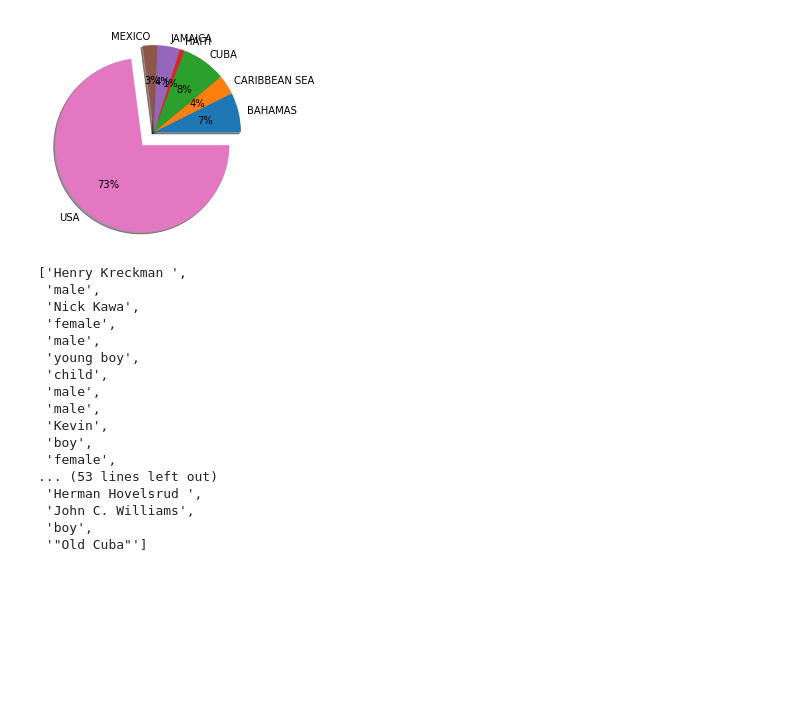
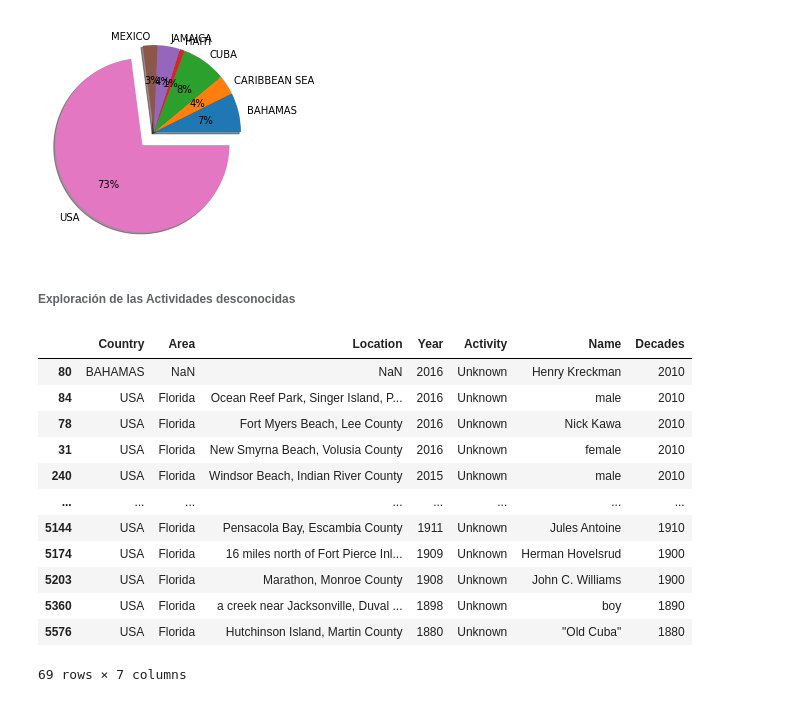
Before and after one commit to eduman13/pandas-project, a Jupyter notebook: pandasProject.ipynb, the cells around one changed output. Drawn from its saved outputs; the diff is of its cells as text; code cells hidden in the pictures; blank space fills up the shorter version.

```diff
--- a/pandasProject.ipynb
+++ b/pandasProject.ipynb
@@ -257,24 +219,22 @@ plt.pie(sizeNumpy, labels=labels, shadow=True, autopct='%1.0f%%', explode=explod
 plt.show()
 # %% [output]
 [figure]
+# %% [markdown]
+###### Exploración de las Actividades desconocidas
 # %%
-filterCases1960 = filterCases.loc[filterCases["Activity"] == "Unknown", "Name"]
-filterCases1960.values.tolist()
+filterCasesUnknown = filterCases.loc[filterCases.Activity == "Unknown"]
+display(filterCasesUnknown)
 # %% [output]
+|  | Country | Area | Location | Year | Activity | Name | Decades |
+| 80 | BAHAMAS | NaN | NaN | 2016 | Unknown | Henry Kreckman | 2010 |
+| 84 | USA | Florida | Ocean Reef Park, Singer Island, P... | 2016 | Unknown | male | 2010 |
+| 78 | USA | Florida | Fort Myers Beach, Lee County | 2016 | Unknown | Nick Kawa | 2010 |
+| 31 | USA | Florida | New Smyrna Beach, Volusia County | 2016 | Unknown | female | 2010 |
+| 240 | USA | Florida | Windsor Beach, Indian River County | 2015 | Unknown | male | 2010 |
+| ... | ... | ... | ... | ... | ... | ... | ... |
+| 5144 | USA | Florida | Pensacola Bay, Escambia County | 1911 | Unknown | Jules Antoine | 1910 |
+| 5174 | USA | Florida | 16 miles north of Fort Pierce Inl... | 1909 | Unknown | Herman Hovelsrud | 1900 |
+| 5203 | USA | Florida | Marathon, Monroe County | 1908 | Unknown | John C. Williams | 1900 |
+| 5360 | USA | Florida | a creek near Jacksonville, Duval ... | 1898 | Unknown | boy | 1890 |
+| 5576 | USA | Florida | Hutchinson Island, Martin County | 1880 | Unknown | "Old Cuba" | 1880 |
-['Henry Kreckman ',
- 'male',
- 'Nick Kawa',
- 'female',
- 'male',
- 'young boy',
- 'child',
- 'male',
- 'male',
- 'Kevin',
- 'boy',
- 'female',
-... (53 lines left out)
- 'Herman Hovelsrud ',
- 'John C. Williams',
- 'boy',
- '"Old Cuba"']
+69 rows × 7 columns
```
Also changed, not shown: parts of 5 cells of this notebook.
